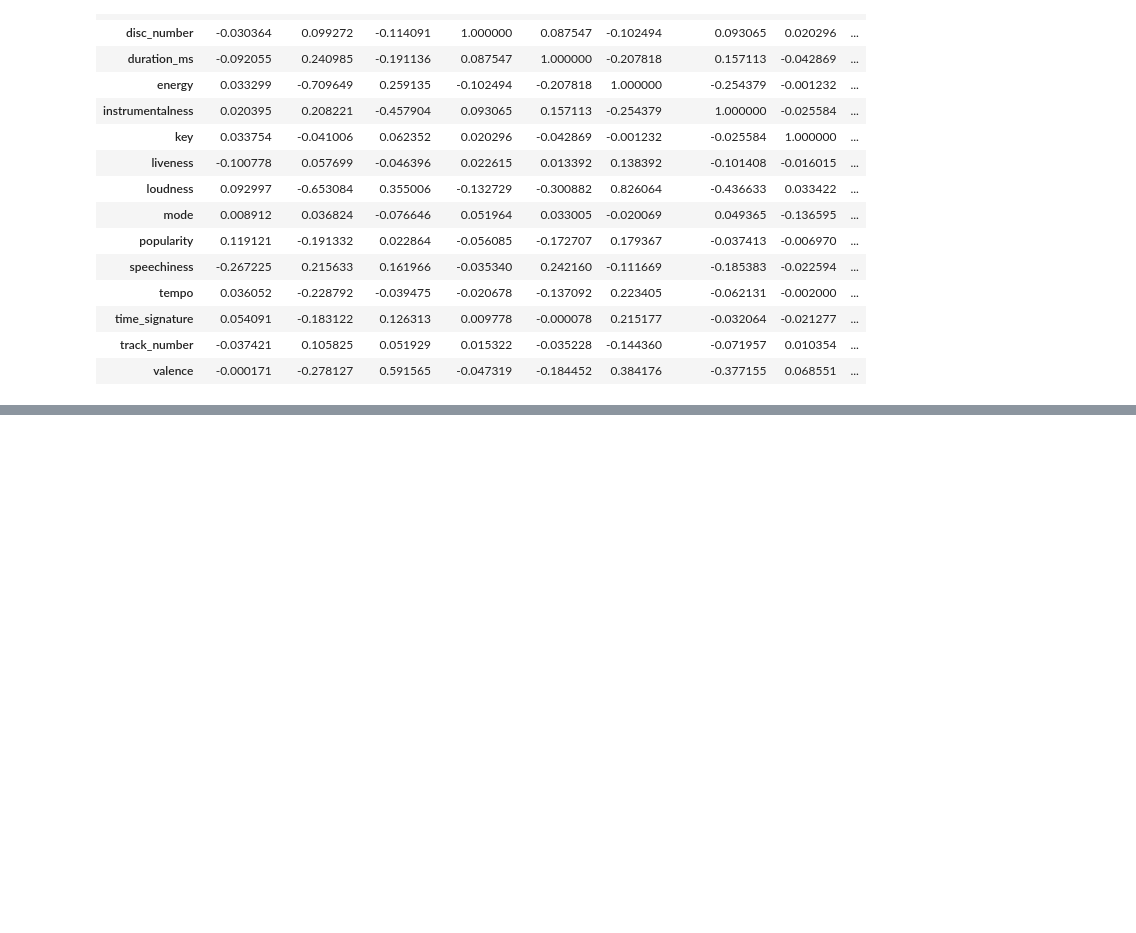
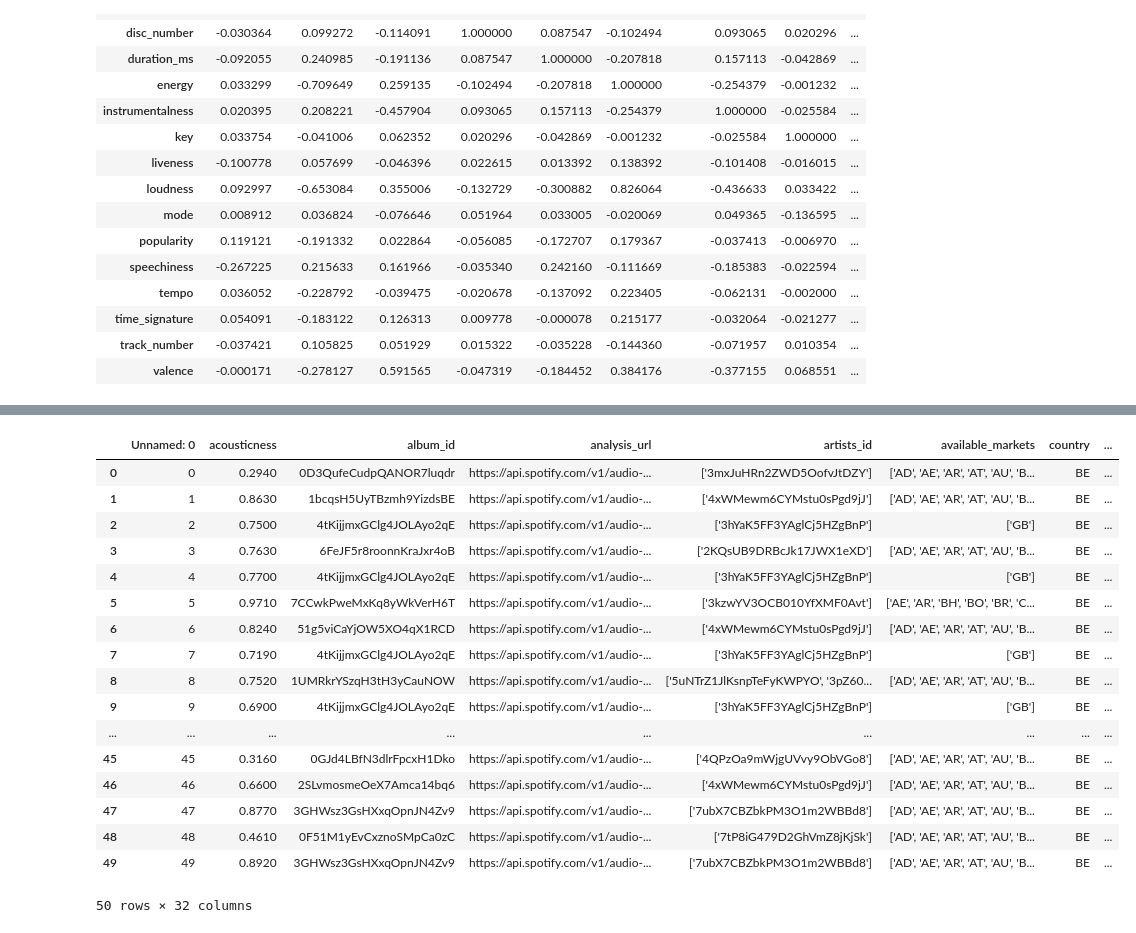
Before and after one commit to RiqCodedIt/music-reccomendation-ml, a Jupyter notebook: ML2.ipynb, the cells around one changed output, grey strips where cells are left out. Cells and saved outputs as stored; diff of their text form; code cells hidden in the pictures; blank space fills up the shorter version.

```diff
--- a/ML2.ipynb
+++ b/ML2.ipynb
@@ -54,0 +66,22 @@ KMeans(n_clusters=6)
+# %%
+tracks_df['type'] = model.labels_
+tracks_df.head(50)
+# %% [output]
+|  | Unnamed: 0 | acousticness | album_id | analysis_url | artists_id | available_markets | country | ... |
+| 0 | 0 | 0.2940 | 0D3QufeCudpQANOR7luqdr | https://api.spotify.com/v1/audio-... | ['3mxJuHRn2ZWD5OofvJtDZY'] | ['AD', 'AE', 'AR', 'AT', 'AU', 'B... | BE | ... |
+| 1 | 1 | 0.8630 | 1bcqsH5UyTBzmh9YizdsBE | https://api.spotify.com/v1/audio-... | ['4xWMewm6CYMstu0sPgd9jJ'] | ['AD', 'AE', 'AR', 'AT', 'AU', 'B... | BE | ... |
+| 2 | 2 | 0.7500 | 4tKijjmxGClg4JOLAyo2qE | https://api.spotify.com/v1/audio-... | ['3hYaK5FF3YAglCj5HZgBnP'] | ['GB'] | BE | ... |
+| 3 | 3 | 0.7630 | 6FeJF5r8roonnKraJxr4oB | https://api.spotify.com/v1/audio-... | ['2KQsUB9DRBcJk17JWX1eXD'] | ['AD', 'AE', 'AR', 'AT', 'AU', 'B... | BE | ... |
+| 4 | 4 | 0.7700 | 4tKijjmxGClg4JOLAyo2qE | https://api.spotify.com/v1/audio-... | ['3hYaK5FF3YAglCj5HZgBnP'] | ['GB'] | BE | ... |
+| 5 | 5 | 0.9710 | 7CCwkPweMxKq8yWkVerH6T | https://api.spotify.com/v1/audio-... | ['3kzwYV3OCB010YfXMF0Avt'] | ['AE', 'AR', 'BH', 'BO', 'BR', 'C... | BE | ... |
+| 6 | 6 | 0.8240 | 51g5viCaYjOW5XO4qX1RCD | https://api.spotify.com/v1/audio-... | ['4xWMewm6CYMstu0sPgd9jJ'] | ['AD', 'AE', 'AR', 'AT', 'AU', 'B... | BE | ... |
+| 7 | 7 | 0.7190 | 4tKijjmxGClg4JOLAyo2qE | https://api.spotify.com/v1/audio-... | ['3hYaK5FF3YAglCj5HZgBnP'] | ['GB'] | BE | ... |
+| 8 | 8 | 0.7520 | 1UMRkrYSzqH3tH3yCauNOW | https://api.spotify.com/v1/audio-... | ['5uNTrZ1JlKsnpTeFyKWPYO', '3pZ60... | ['AD', 'AE', 'AR', 'AT', 'AU', 'B... | BE | ... |
+| 9 | 9 | 0.6900 | 4tKijjmxGClg4JOLAyo2qE | https://api.spotify.com/v1/audio-... | ['3hYaK5FF3YAglCj5HZgBnP'] | ['GB'] | BE | ... |
+| ... | ... | ... | ... | ... | ... | ... | ... | ... |
+| 45 | 45 | 0.3160 | 0GJd4LBfN3dlrFpcxH1Dko | https://api.spotify.com/v1/audio-... | ['4QPzOa9mWjgUVvy9ObVGo8'] | ['AD', 'AE', 'AR', 'AT', 'AU', 'B... | BE | ... |
+| 46 | 46 | 0.6600 | 2SLvmosmeOeX7Amca14bq6 | https://api.spotify.com/v1/audio-... | ['4xWMewm6CYMstu0sPgd9jJ'] | ['AD', 'AE', 'AR', 'AT', 'AU', 'B... | BE | ... |
+| 47 | 47 | 0.8770 | 3GHWsz3GsHXxqOpnJN4Zv9 | https://api.spotify.com/v1/audio-... | ['7ubX7CBZbkPM3O1m2WBBd8'] | ['AD', 'AE', 'AR', 'AT', 'AU', 'B... | BE | ... |
+| 48 | 48 | 0.4610 | 0F51M1yEvCxznoSMpCa0zC | https://api.spotify.com/v1/audio-... | ['7tP8iG479D2GhVmZ8jKjSk'] | ['AD', 'AE', 'AR', 'AT', 'AU', 'B... | BE | ... |
+| 49 | 49 | 0.8920 | 3GHWsz3GsHXxqOpnJN4Zv9 | https://api.spotify.com/v1/audio-... | ['7ubX7CBZbkPM3O1m2WBBd8'] | ['AD', 'AE', 'AR', 'AT', 'AU', 'B... | BE | ... |
+50 rows × 32 columns
```
Also changed, not shown: parts of 3 cells of this notebook.
